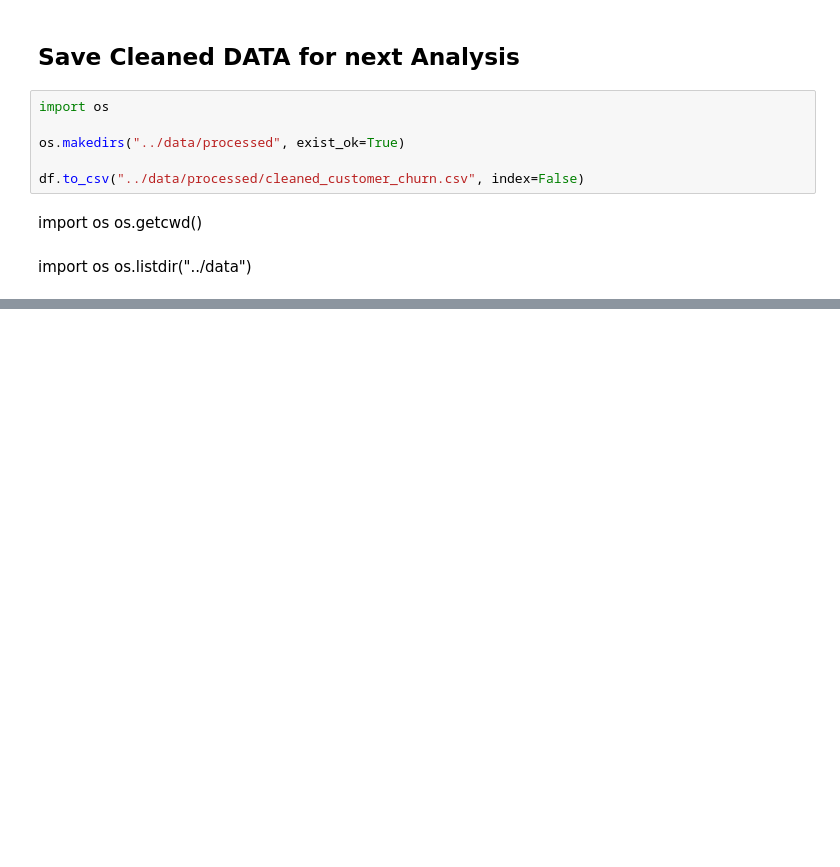
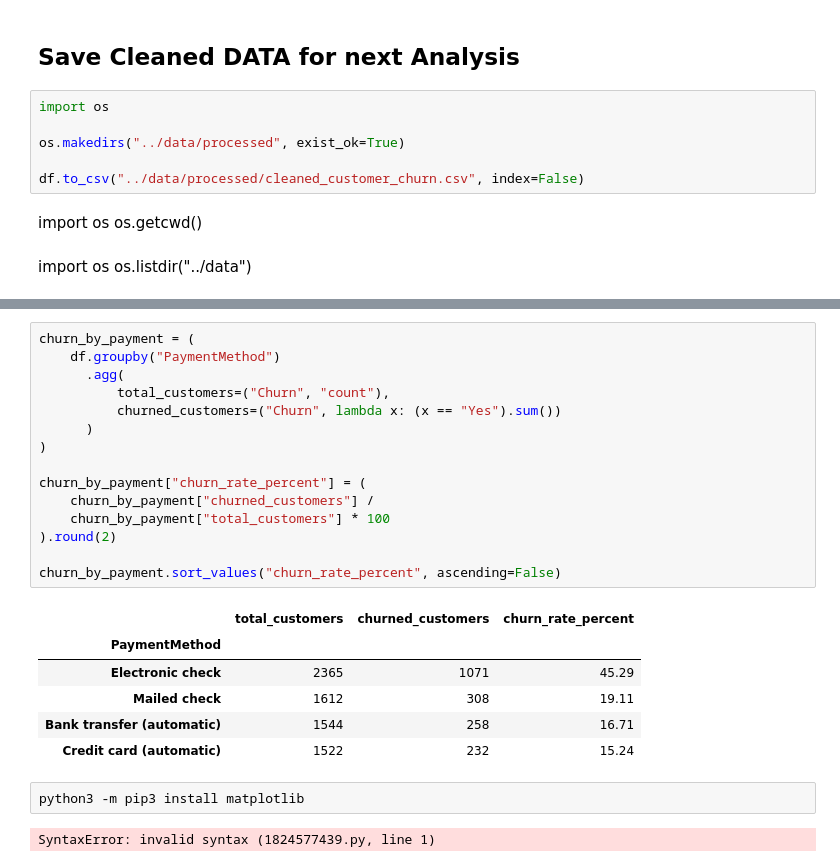
Before and after one commit to Shwetavi5/Customer-Churn-Revenue-Analytics, a Jupyter notebook: notebooks/02_data_cleaning.ipynb, the cells around one changed output, grey strips where cells are left out. Drawn from its saved outputs; the diff is of its cells as text; blank space fills up the shorter version.

```diff
--- a/notebooks/02_data_cleaning.ipynb
+++ b/notebooks/02_data_cleaning.ipynb
@@ -180,0 +216,26 @@ os.listdir("../data")
+# %%
+churn_by_payment = (
+    df.groupby("PaymentMethod")
+      .agg(
+          total_customers=("Churn", "count"),
+          churned_customers=("Churn", lambda x: (x == "Yes").sum())
+      )
+)
+
+churn_by_payment["churn_rate_percent"] = (
+    churn_by_payment["churned_customers"] /
+    churn_by_payment["total_customers"] * 100
+).round(2)
+
+churn_by_payment.sort_values("churn_rate_percent", ascending=False)
+# %% [output]
+|  | total_customers | churned_customers | churn_rate_percent |
+| PaymentMethod |  |  |  |
+| Electronic check | 2365 | 1071 | 45.29 |
+| Mailed check | 1612 | 308 | 19.11 |
+| Bank transfer (automatic) | 1544 | 258 | 16.71 |
+| Credit card (automatic) | 1522 | 232 | 15.24 |
+# %%
+python3 -m pip3 install matplotlib
+# %% [output]
+SyntaxError: invalid syntax (1824577439.py, line 1)
```
Also changed, not shown: parts of 4 cells of this notebook, 1 other file.
